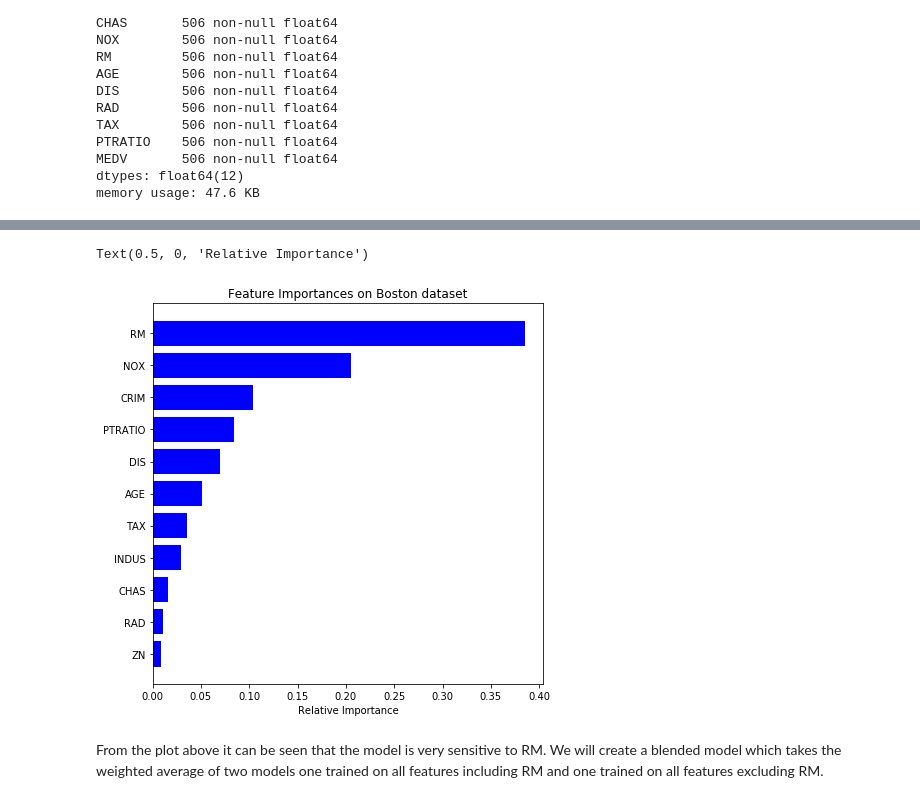
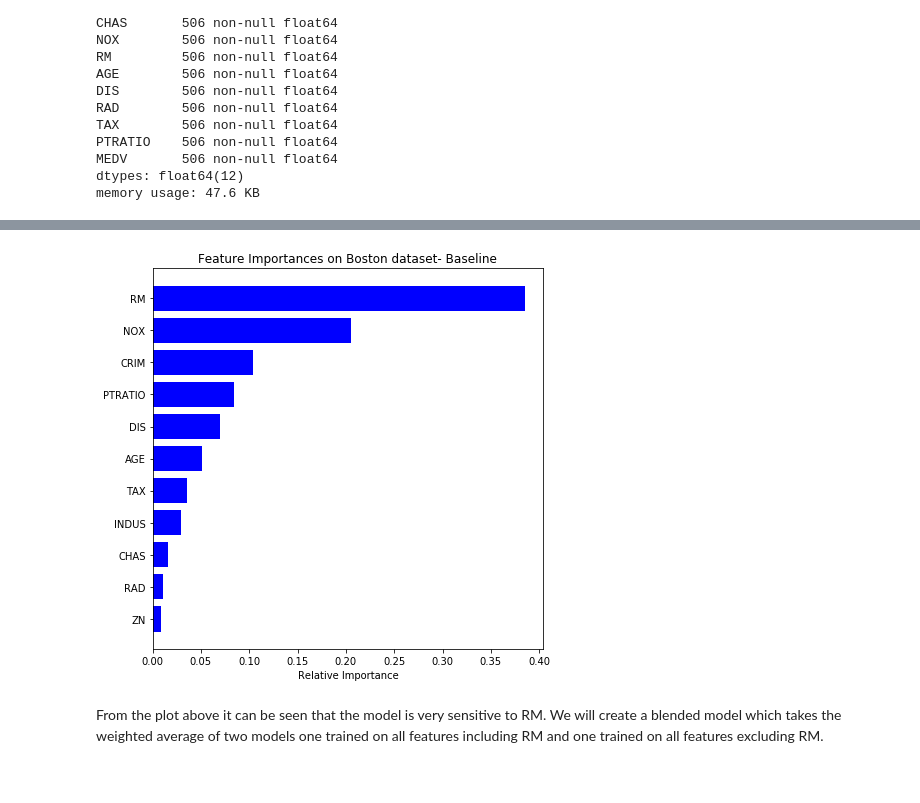
Before and after one commit to SaloniSaini02/Structural_AI_example, a Jupyter notebook: example_notebook.ipynb, the cells around one changed output, grey strips where cells are left out. Saved outputs shown, nothing was run; the diff lists cells and outputs as text; code cells hidden in the pictures.

```diff
--- a/example_notebook.ipynb
+++ b/example_notebook.ipynb
@@ -493,8 +500,10 @@ features = X_train.columns
 importances = result1.feature_importances_
 indices = np.argsort(importances)
 plt.figure(figsize=(7, 7))
-plt.title('Feature Importances on Boston dataset')
+plt.title('Feature Importances on Boston dataset- Baseline')
 plt.barh(range(len(indices)), importances[indices], color='b', align='center')
 plt.yticks(range(len(indices)), [features[i] for i in indices])
 plt.xlabel('Relative Importance')
+plt.savefig("images/Feature Importances on Boston dataset- baseline.png")
+plt.show()
 # %% [output]
@@ -502,5 +511,4 @@ plt.xlabel('Relative Importance')
-Text(0.5, 0, 'Relative Importance')
-[figure, old version]
+[figure, new version]
 # %% [markdown]
 From the plot above it can be seen that the model is very sensitive to RM. We will create a blended model which takes the weighted average of two models one trained on all features including RM and one trained on all features excluding RM.
 # %%
```
Also changed, not shown: parts of 15 cells of this notebook, 8 other files.
